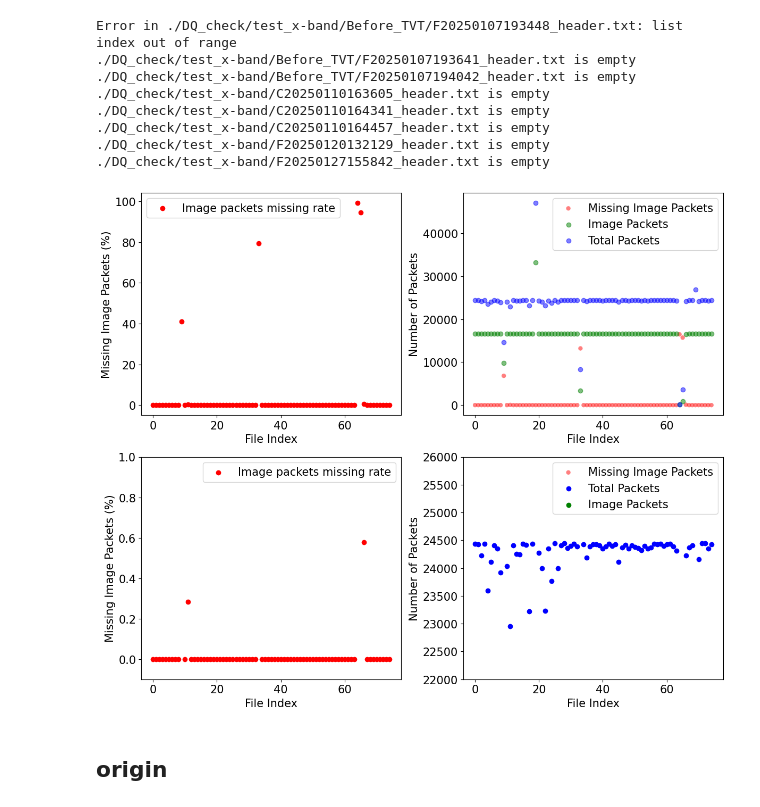
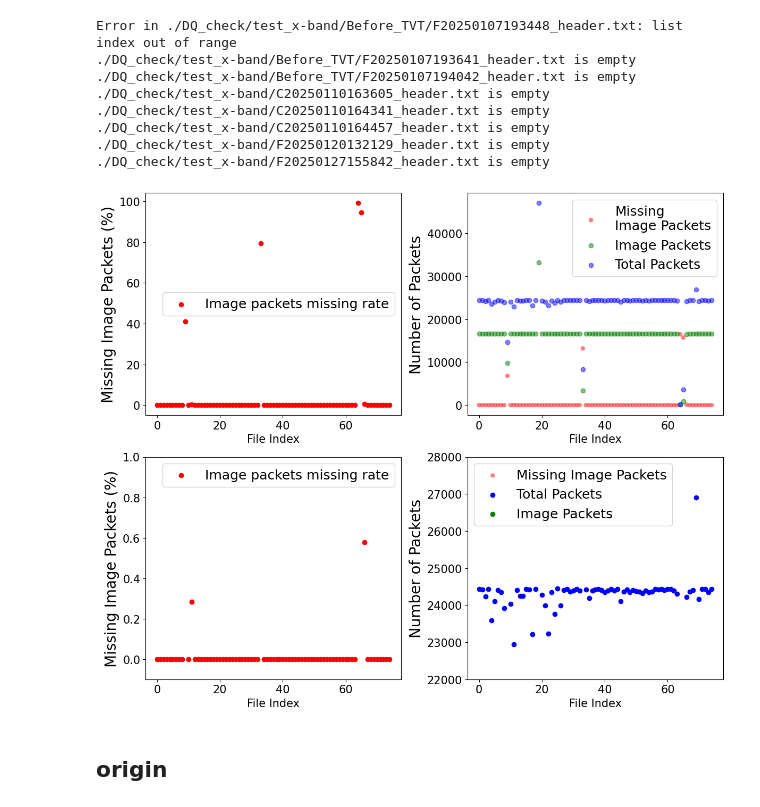
Before and after one commit to AAAAmos/VERTECS-GS-Xband, a Jupyter notebook: python_program/image_check/decode_single.ipynb, the cells around one changed output. Drawn from its saved outputs; the diff is of its cells as text; code cells hidden in the pictures.

```diff
--- a/python_program/image_check/decode_single.ipynb
+++ b/python_program/image_check/decode_single.ipynb
@@ -317,41 +578,41 @@ data['IM_missing_rate'] = (data['N_IM_missing']/16621)*100
 
 import matplotlib.pyplot as plt
 fig, axs = plt.subplots(2, 2, figsize=(12, 10))
 
 N = data.shape[0]
 ind = np.arange(N)
 
 ax = axs[0, 0]
 ax.scatter(ind, data['IM_missing_rate'], color='r', label='Image packets missing rate')
-ax.set_ylabel('Missing Image Packets (%)', fontsize=15)
+ax.set_ylabel('Missing Image Packets (%)', fontsize=20)
 
 ax = axs[0, 1]
-ax.scatter(ind, data['N_IM_missing'], color='r', edgecolors='None', alpha=0.5, label='Missing Image Packets')
+ax.scatter(ind, data['N_IM_missing'], color='r', edgecolors='None', alpha=0.5, label='Missing\nImage Packets')
 ax.scatter(ind, data['N_IM_packets'], color='g', alpha=0.5, label='Image Packets')
 ax.scatter(ind, data['N_packets'], color='b', alpha=0.5, label='Total Packets')
-ax.set_ylabel('Number of Packets', fontsize=15)
+ax.set_ylabel('Number of Packets', fontsize=20)
 
 ax = axs[1, 0]
 ax.scatter(ind, data['IM_missing_rate'], color='r', label='Image packets missing rate')
-ax.set_ylabel('Missing Image Packets (%)', fontsize=15)
+ax.set_ylabel('Missing Image Packets (%)', fontsize=20)
 ax.set_ylim(-0.1, 1)
 
 ax = axs[1, 1]
 ax.scatter(ind, data['N_IM_missing'], color='r', edgecolors='None', alpha=0.5, label='Missing Image Packets')
 ax.scatter(ind, data['N_packets'], color='b', label='Total Packets')
 ax.scatter(ind, data['N_IM_packets'], color='g', label='Image Packets')
-ax.set_ylabel('Number of Packets', fontsize=15)
-ax.set_ylim(22000, 26000)
+ax.set_ylabel('Number of Packets', fontsize=20)
+ax.set_ylim(22000, 28000)
 
 for ax in axs.flat:
     ax.set_xlabel('File Index', fontsize=15)
     ax.tick_params(axis='both', which='major', labelsize=15)
-    ax.legend(fontsize=15)
+    ax.legend(fontsize=18)
 
 plt.tight_layout()
 plt.show()
 # %% [output]
-[figure, old version]
+[figure, new version]
 # %% [markdown]
 ## origin
 # %%
```
Also changed, not shown: parts of 20 cells of this notebook, 10 other files.
